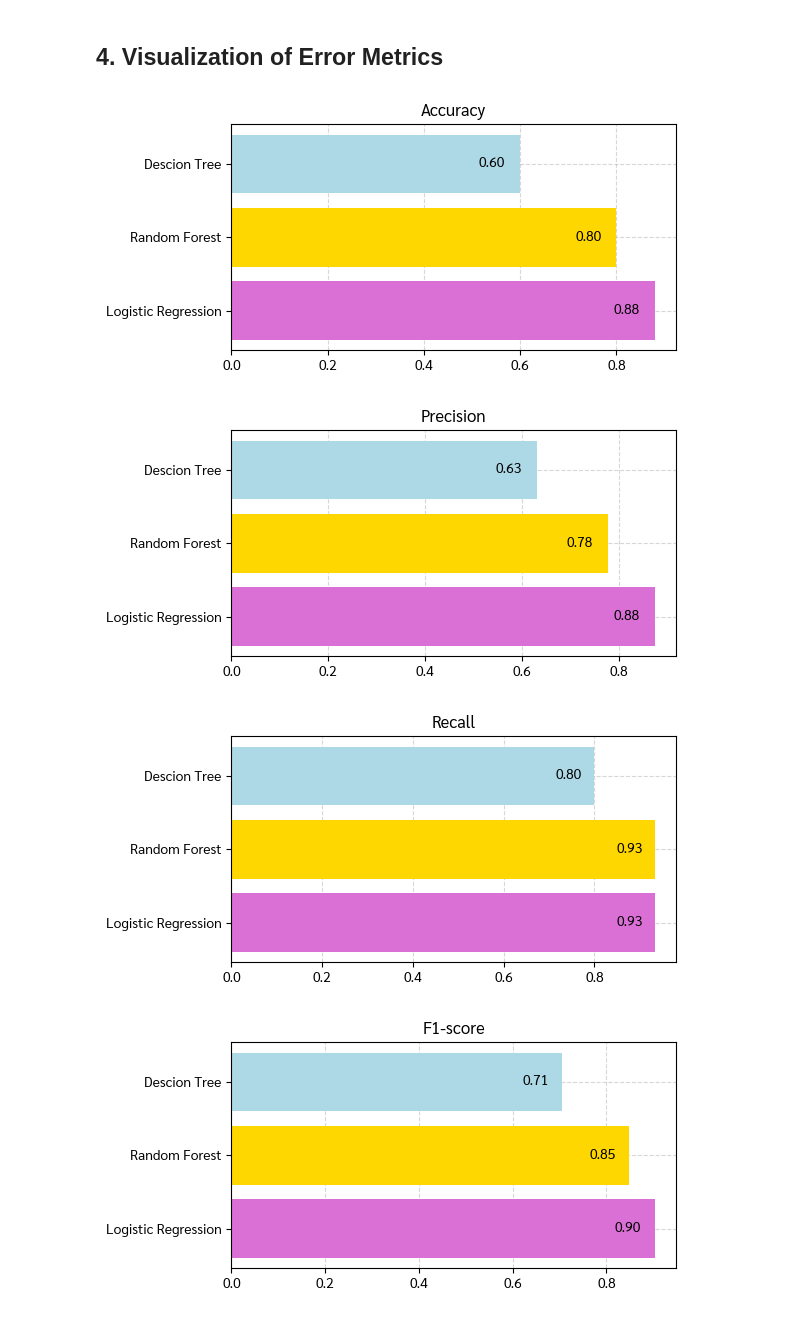
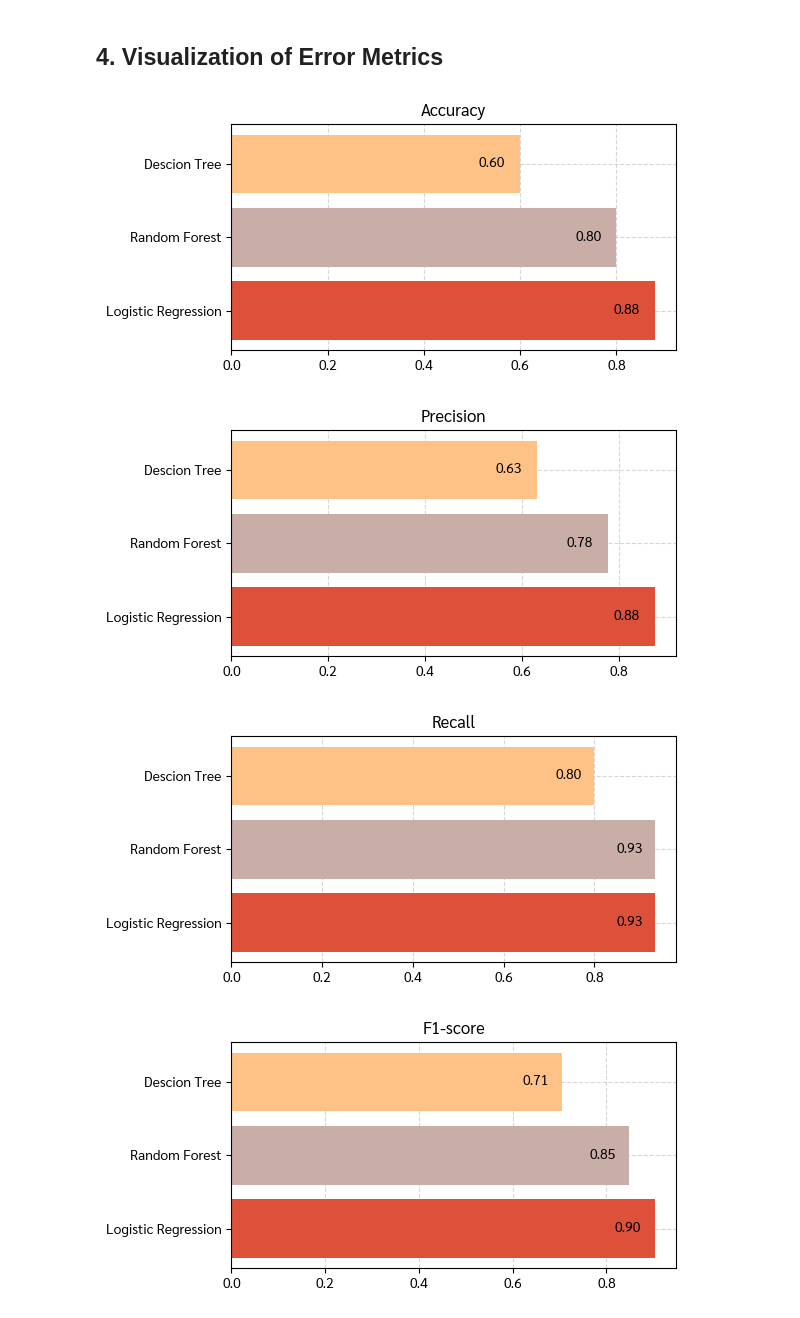
Before and after one commit to 1-brain-cell/python-dga, a Jupyter notebook: day_4/afternoon_classification.ipynb, the cells around one changed output. Cells and saved outputs as stored; diff of their text form; code cells hidden in the pictures.

```diff
--- a/day_4/afternoon_classification.ipynb
+++ b/day_4/afternoon_classification.ipynb
@@ -69,8 +69,8 @@ warnings.simplefilter(action='ignore', category=FutureWarning)
 # %% [markdown]
 ⭐ โหลดข้อมูลและตรวจสอบข้อมูลเบื้องต้น
 # %%
-wqi = pd.read_csv("wqi.csv", encoding="utf-8-sig")
-wqi.head()
+df = pd.read_csv("wqi.csv", encoding="utf-8-sig")
+df.head()
 # %% [output]
 |  | ปี | ไตรมาส | แหล่งน้ำ | จุดตรวจวัด | BOD | DO | FCB | NH3 | NO3 | TCB | WQI | ... |
 | 0 | 2560 | 1 | แม่น้ำป่าสัก | PS04 | 3.9 | 3.2 | 4600.0 | 0.07 | 0.33 | 14000 | 60 | ... |
@@ -355,3 +329,5 @@ plt.show()
+# %%
+wqi = df.copy()
 # %% [markdown]
 
 
@@ -459,7 +461,7 @@ array([[-0.99765204,  0.14469004,  0.5011295 ],
 # %%
 clf = LogisticRegression(random_state=42)
 # %%
-clf.fit(X_train_s, y_train)
+clf.fit(X_train, y_train)
 # %% [output]
 LogisticRegression(random_state=42)
 # %% [markdown]
@@ -654,7 +638,7 @@ plt.show()
 # %%
 dt_clf = DecisionTreeClassifier(random_state=42)
 # %%
-dt_clf.fit(X_train_s, y_train)
+dt_clf.fit(X_train, y_train)
 # %% [output]
 DecisionTreeClassifier(random_state=42)
 # %%
@@ -831,32 +823,32 @@ for name, model in ClassificationModels.items():
 # %%
 models_name = models_evaluate.index
 metrics_name = models_evaluate.columns
 for metric in models_evaluate:
     fig, ax = plt.subplots(figsize=(6, 3))
 
     values = models_evaluate[metric]
-    bars = ax.barh(models_name, values, color=['orchid','gold','lightblue'])
+    bars = ax.barh(models_name, values, color=['#dd513a', '#c9ada7', '#fec287'])
 
     # Grid to the back
     ax.set_axisbelow(True)
     ax.grid(True, linestyle='--', alpha=0.5)
 
     # Title
     ax.set_title(metric)
 
     # Value labels (annotations)
     for bar in bars:
         width = bar.get_width()
         ax.annotate(f'{width:.2f}', xy=(width-0.1, bar.get_y() + bar.get_height() / 2),
                     xytext=(5, 0), textcoords="offset points",
                     ha='left', va='center')
 
     plt.tight_layout()
     plt.show()
 
     print('\n')
 # %% [output]
-[figure, old version]
+[figure, new version]
-[figure, old version]
+[figure, new version]
-[figure, old version]
+[figure, new version]
-[figure, old version]
+[figure, new version]
```
Also changed, not shown: parts of 65 cells of this notebook.
